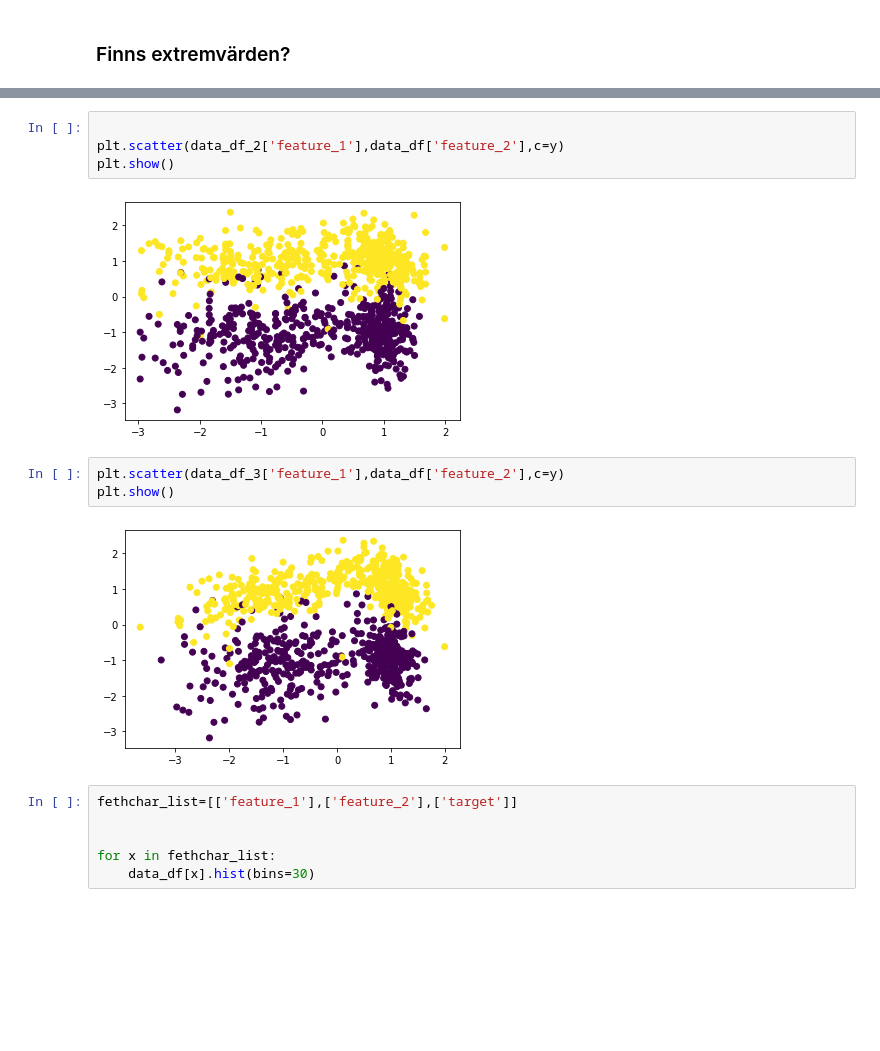
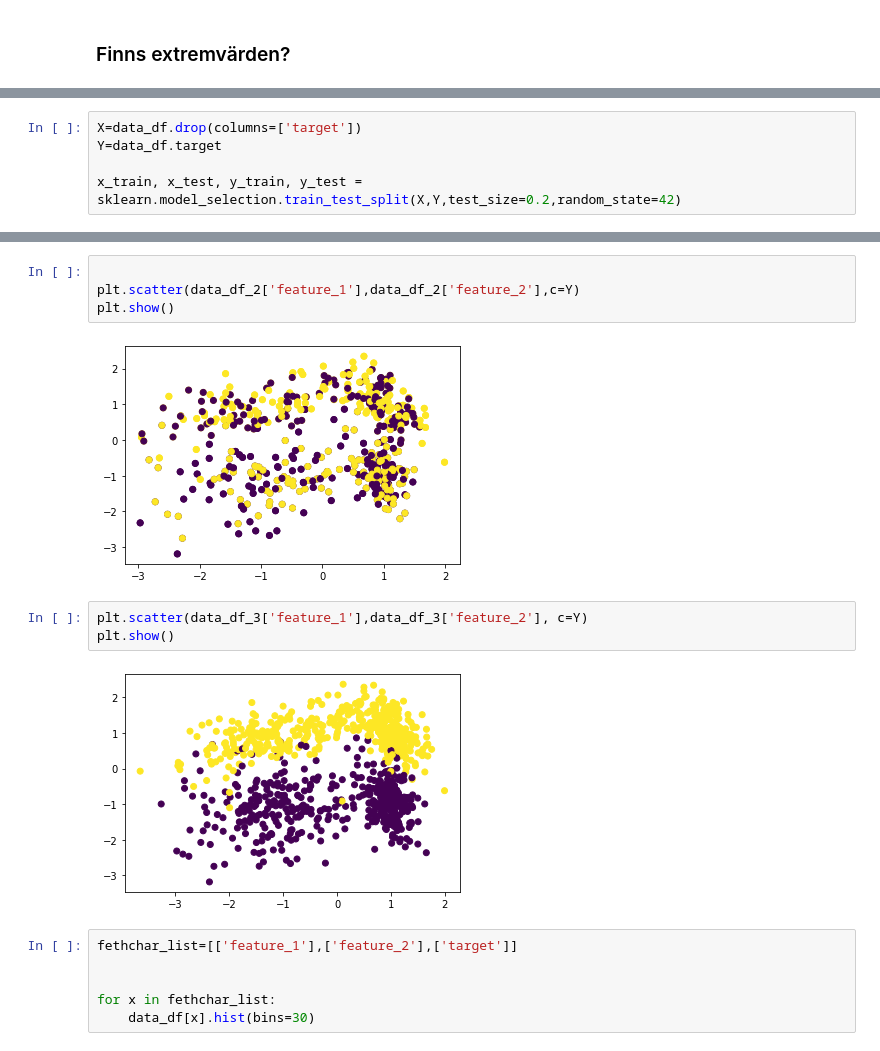
Before and after one commit to Ahmad223455322/Deep-la-rning-Linja-r_reg, a Jupyter notebook: Ahmad_Zarzar_SVM.ipynb, the cells around one changed output, grey strips where cells are left out. Cells and saved outputs as stored; diff of their text form; blank space fills up the shorter version.

```diff
--- a/Ahmad_Zarzar_SVM.ipynb
+++ b/Ahmad_Zarzar_SVM.ipynb
@@ -87,2 +98,7 @@ Nej det finns inte som ni ser på visualiseringen nedan för varje dataset att d
+# %%
+X=data_df.drop(columns=['target'])
+Y=data_df.target
+
+x_train, x_test, y_train, y_test = sklearn.model_selection.train_test_split(X,Y,test_size=0.2,random_state=42)
 # %%
 
@@ -92,15 +108,15 @@ plt.show()
 [figure]
 # %%
 
-plt.scatter(data_df_2['feature_1'],data_df['feature_2'],c=y)
+plt.scatter(data_df_2['feature_1'],data_df_2['feature_2'],c=Y)
 plt.show()
 # %% [output]
-[figure, old version]
+[figure, new version]
 # %%
-plt.scatter(data_df_3['feature_1'],data_df['feature_2'],c=y)
+plt.scatter(data_df_3['feature_1'],data_df_3['feature_2'], c=Y)
 plt.show()
 # %% [output]
-[figure, old version]
+[figure, new version]
 # %%
 fethchar_list=[['feature_1'],['feature_2'],['target']]
 
```
Also changed, not shown: parts of 40 cells of this notebook, 6 other files.
